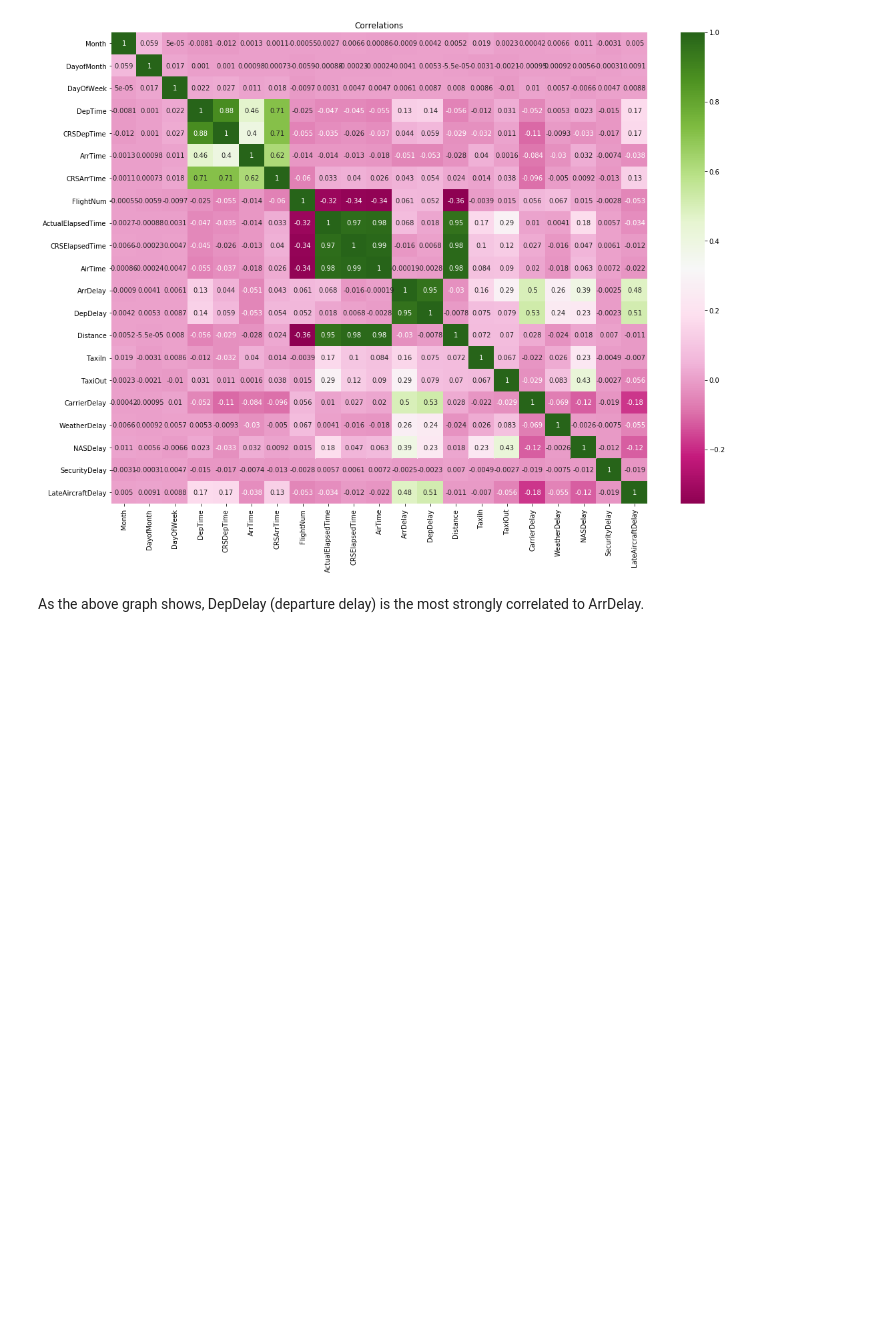
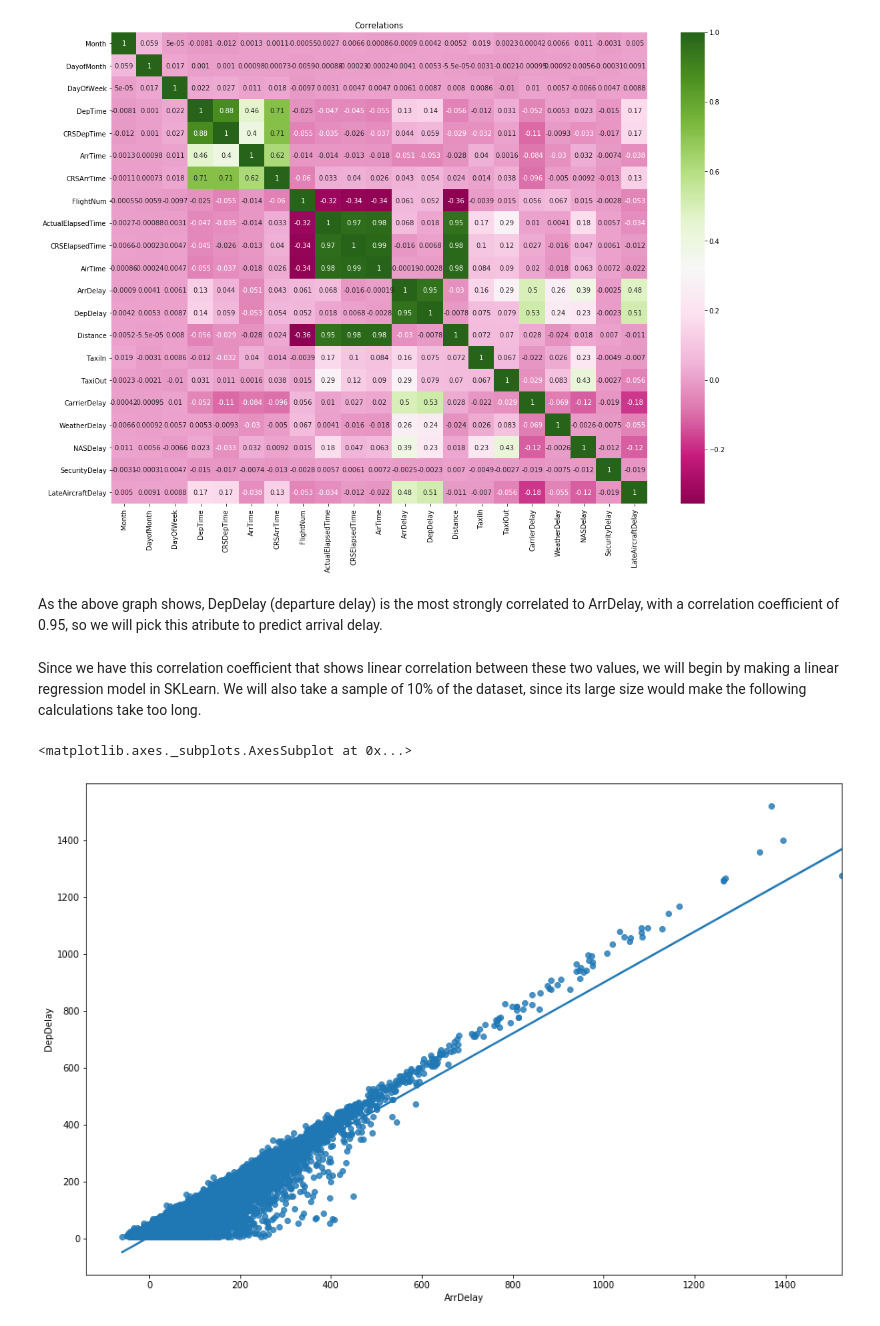
Before and after one commit to mimikyu8/Supervised_Regression, a Jupyter notebook: S09 T02 - Supervised Learning - Regressions.ipynb, the cells around one changed output. Drawn from its saved outputs; the diff is of its cells as text; code cells hidden in the pictures; blank space fills up the shorter version.

```diff
--- a/S09 T02 - Supervised Learning - Regressions.ipynb
+++ b/S09 T02 - Supervised Learning - Regressions.ipynb
@@ -96,4 +96,15 @@ sns.heatmap(df.corr(), annot = True, cmap = "PiYG").set(
 [Text(0.5, 1, 'Correlations')]
 [figure]
 # %% [markdown]
-As the above graph shows, DepDelay (departure delay) is the most strongly correlated to ArrDelay.
+As the above graph shows, DepDelay (departure delay) is the most strongly correlated to ArrDelay, with a correlation coefficient of 0.95, so we will pick this atribute to predict arrival delay.
+# %% [markdown]
+Since we have this correlation coefficient that shows linear correlation between these two values, we will begin by making a linear regression model in SKLearn. We will also take a sample of 10% of the dataset, since its large size would make the following calculations take too long.
+# %%
+#making a sample of 10% of the dataset
+random_df = df.sample(frac = 0.1, random_state = 42)
+# %%
+plt.figure(figsize = (15, 10))
+sns.regplot(x = random_df.ArrDelay, y = random_df.DepDelay)
+# %% [output]
+<matplotlib.axes._subplots.AxesSubplot at 0x...>
+[figure, added]
```
Also changed, not shown: parts of 10 cells of this notebook.
